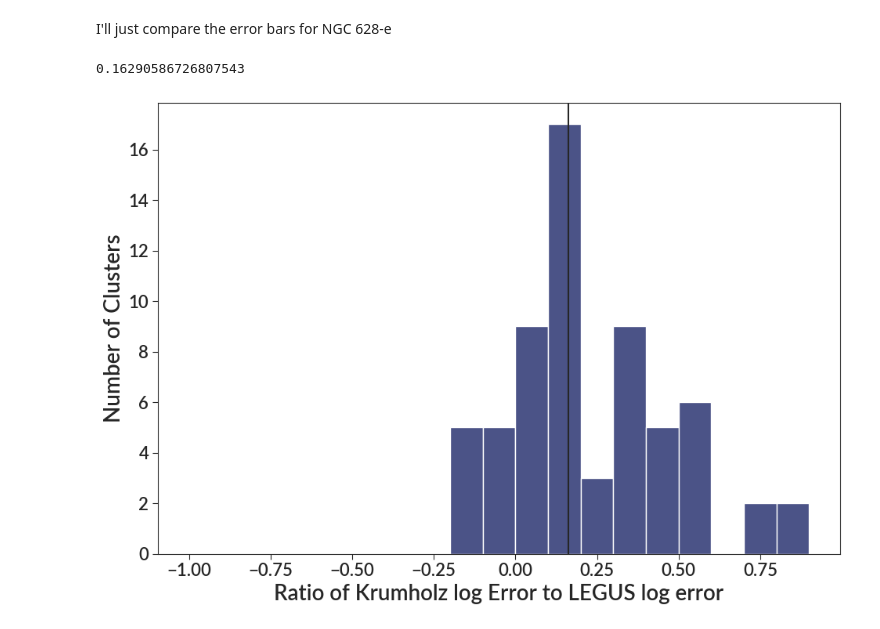
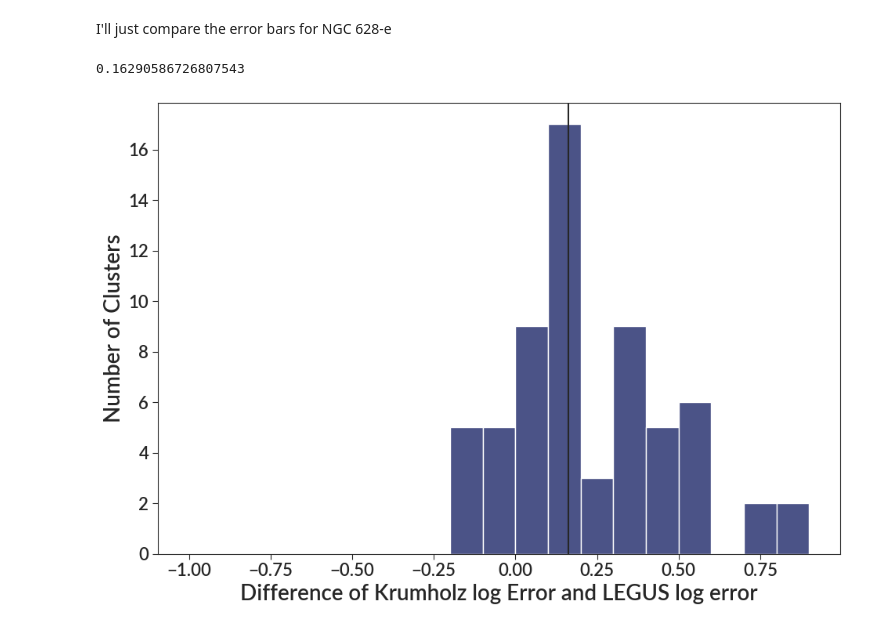
Before and after one commit to gillenbrown/LEGUS-sizes, a Jupyter notebook: testing/krumholz_tables.ipynb, the cells around one changed output. Drawn from its saved outputs; the diff is of its cells as text; code cells hidden in the pictures.

```diff
--- a/testing/krumholz_tables.ipynb
+++ b/testing/krumholz_tables.ipynb
@@ -218,11 +218,11 @@ low_mass_mask = np.logical_and(cat_628['mass_msun'] < 5000, cat_628['Q_probabili
 # %%
 fig, ax = bpl.subplots()
 bins = np.arange(-1, 1, 0.1)
 ax.hist(cat_628["err_range_log_diff"][low_mass_mask], bins=bins)
 factor = np.median(cat_628["err_range_log_diff"][low_mass_mask])
 print(factor)
 ax.axvline(factor)
-ax.add_labels("Ratio of Krumholz log Error to LEGUS log error", "Number of Clusters")
+ax.add_labels("Difference of Krumholz log Error and LEGUS log error", "Number of Clusters")
 # %% [output]
 0.16290586726807543
-[figure, old version]
+[figure, new version]
```
Also changed, not shown: 2 other files.
